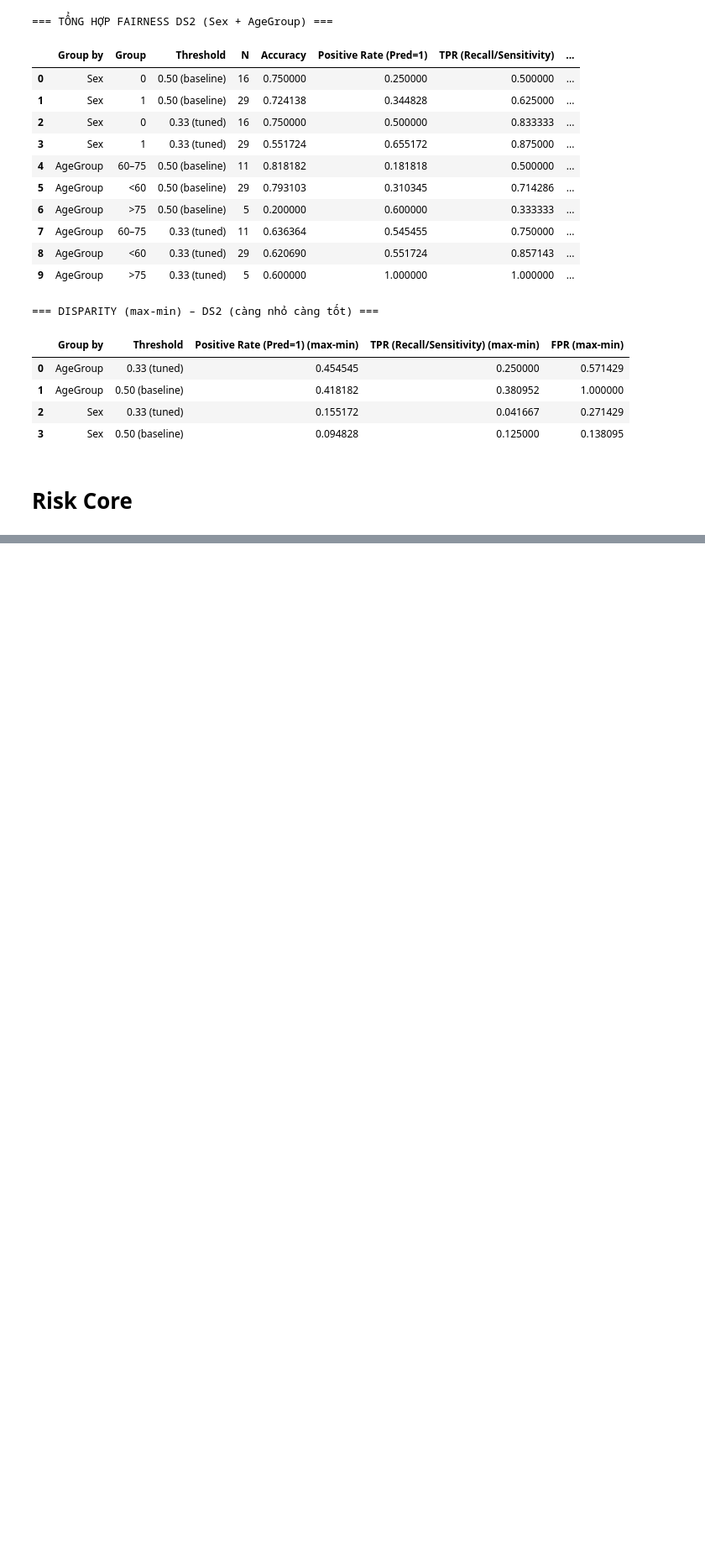
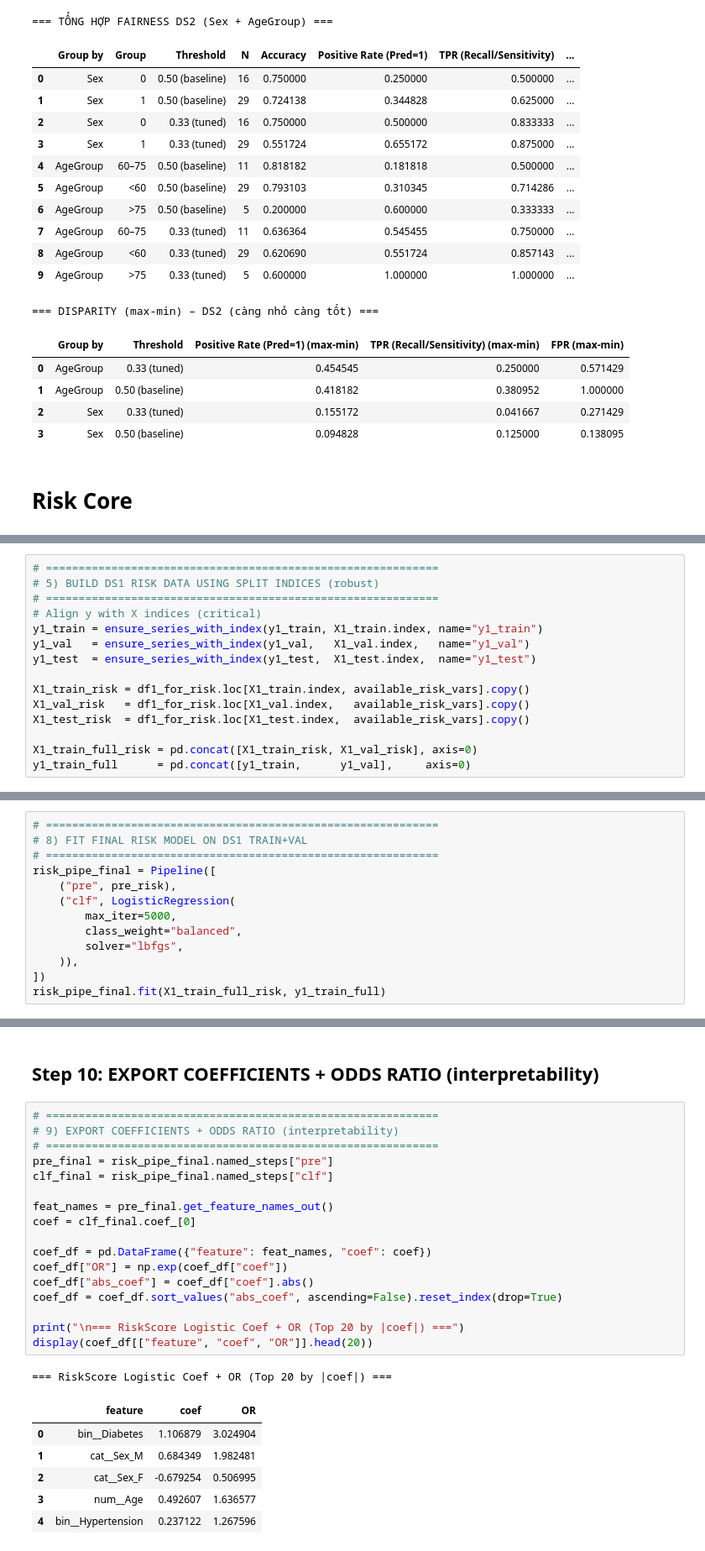
Before and after one commit to NguyenBuiHongTien/CVD_ML, a Jupyter notebook: CDV_New.ipynb, the cells around one changed output, grey strips where cells are left out. Shown at 84% size. Cells and saved outputs as stored; diff of their text form; blank space fills up the shorter version.

Commit message:
Hoàn chỉnh phần risk core.

```diff
--- a/CDV_New.ipynb
+++ b/CDV_New.ipynb
@@ -3028,0 +2945,15 @@ print("\nĐã lưu risk_score_logistic_ds1.pkl và risk_score_metadata.pkl.")
+# %%
+# ============================================================
+# 5) BUILD DS1 RISK DATA USING SPLIT INDICES (robust)
+# ============================================================
+# Align y with X indices (critical)
+y1_train = ensure_series_with_index(y1_train, X1_train.index, name="y1_train")
+y1_val   = ensure_series_with_index(y1_val,   X1_val.index,   name="y1_val")
+y1_test  = ensure_series_with_index(y1_test,  X1_test.index,  name="y1_test")
+
+X1_train_risk = df1_for_risk.loc[X1_train.index, available_risk_vars].copy()
+X1_val_risk   = df1_for_risk.loc[X1_val.index,   available_risk_vars].copy()
+X1_test_risk  = df1_for_risk.loc[X1_test.index,  available_risk_vars].copy()
+
+X1_train_full_risk = pd.concat([X1_train_risk, X1_val_risk], axis=0)
+y1_train_full      = pd.concat([y1_train,      y1_val],     axis=0)
@@ -3028,0 +3058,13 @@ print("\nĐã lưu risk_score_logistic_ds1.pkl và risk_score_metadata.pkl.")
+# %%
+# ============================================================
+# 8) FIT FINAL RISK MODEL ON DS1 TRAIN+VAL
+# ============================================================
+risk_pipe_final = Pipeline([
+    ("pre", pre_risk),
+    ("clf", LogisticRegression(
+        max_iter=5000,
+        class_weight="balanced",
+        solver="lbfgs",
+    )),
+])
+risk_pipe_final.fit(X1_train_full_risk, y1_train_full)
@@ -3028,0 +3091,27 @@ print("\nĐã lưu risk_score_logistic_ds1.pkl và risk_score_metadata.pkl.")
+# %% [markdown]
+## Step 10: EXPORT COEFFICIENTS + ODDS RATIO (interpretability)
+# %%
+# ============================================================
+# 9) EXPORT COEFFICIENTS + ODDS RATIO (interpretability)
+# ============================================================
+pre_final = risk_pipe_final.named_steps["pre"]
+clf_final = risk_pipe_final.named_steps["clf"]
+
+feat_names = pre_final.get_feature_names_out()
+coef = clf_final.coef_[0]
+
+coef_df = pd.DataFrame({"feature": feat_names, "coef": coef})
+coef_df["OR"] = np.exp(coef_df["coef"])
+coef_df["abs_coef"] = coef_df["coef"].abs()
+coef_df = coef_df.sort_values("abs_coef", ascending=False).reset_index(drop=True)
+
+print("\n=== RiskScore Logistic Coef + OR (Top 20 by |coef|) ===")
+display(coef_df[["feature", "coef", "OR"]].head(20))
+# %% [output]
+=== RiskScore Logistic Coef + OR (Top 20 by |coef|) ===
+|  | feature | coef | OR |
+| 0 | bin__Diabetes | 1.106879 | 3.024904 |
+| 1 | cat__Sex_M | 0.684349 | 1.982481 |
+| 2 | cat__Sex_F | -0.679254 | 0.506995 |
+| 3 | num__Age | 0.492607 | 1.636577 |
+| 4 | bin__Hypertension | 0.237122 | 1.267596 |
```
Also changed, not shown: parts of 49 cells of this notebook, 6 other files.
